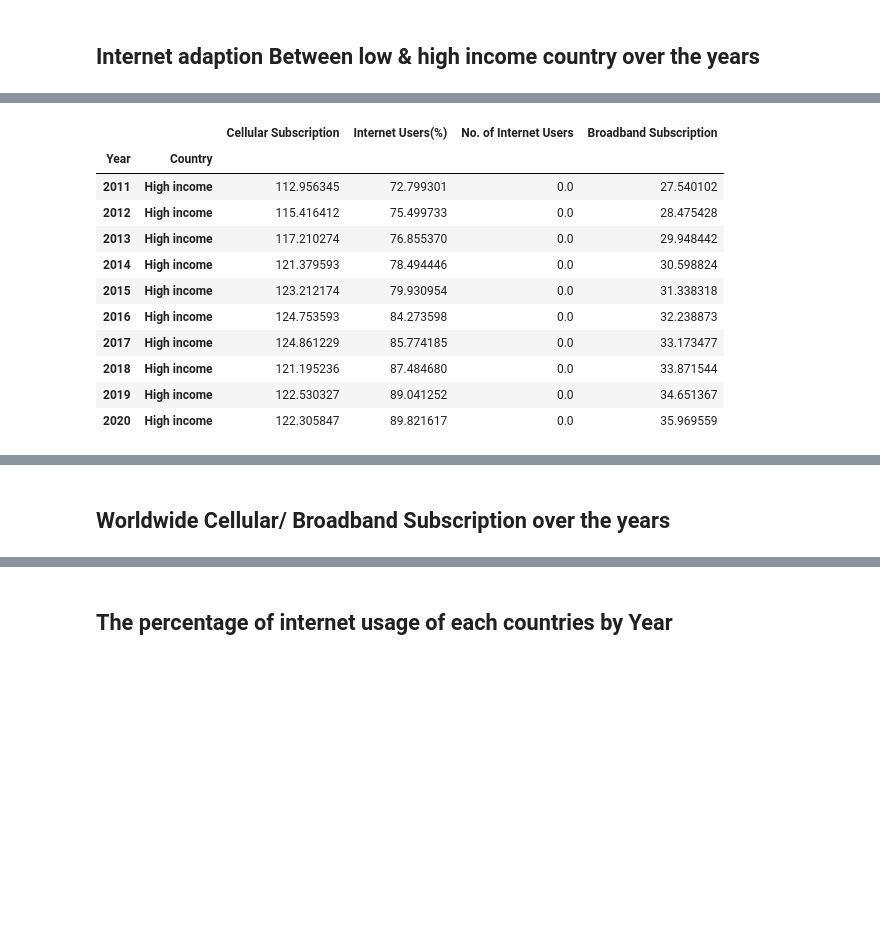
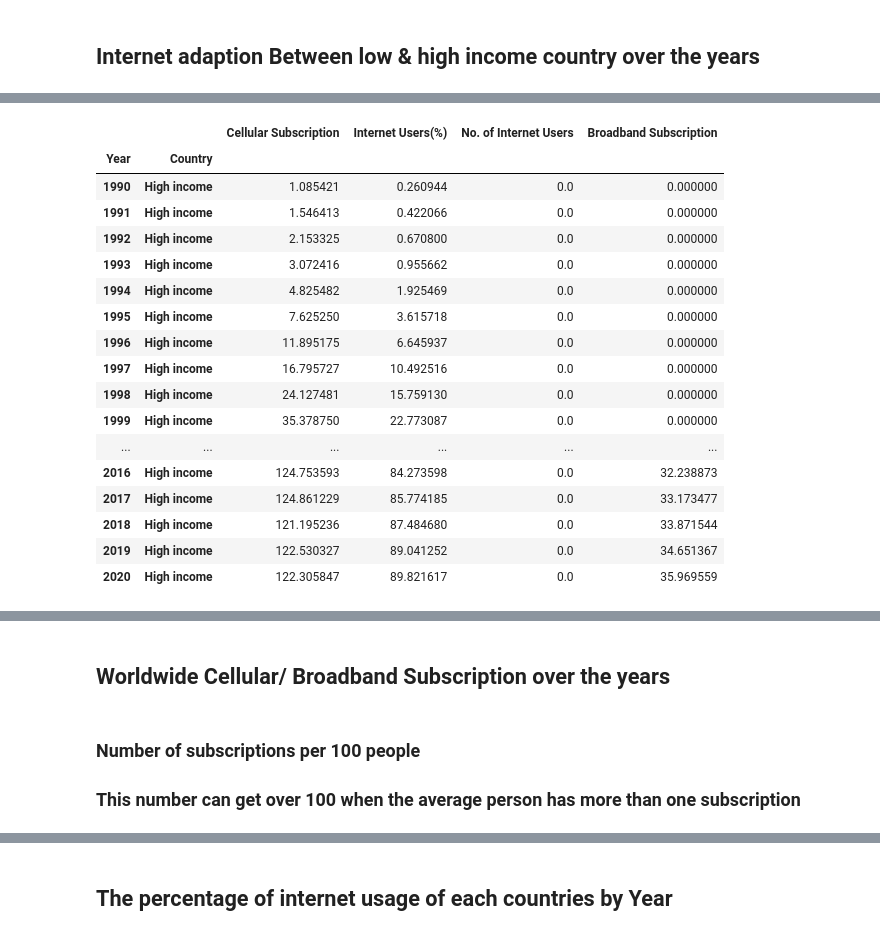
Before and after one commit to FelipeJdanov/Project_1, a Jupyter notebook: Internet_History/internet_history.ipynb, the cells around one changed output, grey strips where cells are left out. Drawn from its saved outputs; the diff is of its cells as text; code cells hidden in the pictures; blank space fills up the shorter version.

```diff
--- a/Internet_History/internet_history.ipynb
+++ b/Internet_History/internet_history.ipynb
@@ -123,15 +121,21 @@ world_internet_low_income
 # %%
 # High income country internet adaption
 world_internet_high_income = global_Internet_users_df[global_Internet_users_df["Country"] == "High income"].groupby(["Year", "Country"]).mean()
-world_internet_high_income.tail(10)
+world_internet_high_income.head(40)
 # %% [output]
 |  |  | Cellular Subscription | Internet Users(%) | No. of Internet Users | Broadband Subscription |
 | Year | Country |  |  |  |  |
-| 2011 | High income | 112.956345 | 72.799301 | 0.0 | 27.540102 |
-| 2012 | High income | 115.416412 | 75.499733 | 0.0 | 28.475428 |
-| 2013 | High income | 117.210274 | 76.855370 | 0.0 | 29.948442 |
-| 2014 | High income | 121.379593 | 78.494446 | 0.0 | 30.598824 |
-| 2015 | High income | 123.212174 | 79.930954 | 0.0 | 31.338318 |
+| 1990 | High income | 1.085421 | 0.260944 | 0.0 | 0.000000 |
+| 1991 | High income | 1.546413 | 0.422066 | 0.0 | 0.000000 |
+| 1992 | High income | 2.153325 | 0.670800 | 0.0 | 0.000000 |
+| 1993 | High income | 3.072416 | 0.955662 | 0.0 | 0.000000 |
+| 1994 | High income | 4.825482 | 1.925469 | 0.0 | 0.000000 |
+| 1995 | High income | 7.625250 | 3.615718 | 0.0 | 0.000000 |
+| 1996 | High income | 11.895175 | 6.645937 | 0.0 | 0.000000 |
+| 1997 | High income | 16.795727 | 10.492516 | 0.0 | 0.000000 |
+| 1998 | High income | 24.127481 | 15.759130 | 0.0 | 0.000000 |
+| 1999 | High income | 35.378750 | 22.773087 | 0.0 | 0.000000 |
+| ... | ... | ... | ... | ... | ... |
 | 2016 | High income | 124.753593 | 84.273598 | 0.0 | 32.238873 |
 | 2017 | High income | 124.861229 | 85.774185 | 0.0 | 33.173477 |
 | 2018 | High income | 121.195236 | 87.484680 | 0.0 | 33.871544 |
@@ -157,6 +161,9 @@ world_internet_high_income
 [interactive output not drawn]
 # %% [markdown]
 ## Worldwide Cellular/ Broadband Subscription over the years
+# %% [markdown]
+### Number of subscriptions per 100 people
+### This number can get over 100 when the average person has more than one subscription
 # %%
 # Worldwide Cellular Subscription%
 world_cellular_line = world_internet.hvplot(
```
Also changed, not shown: parts of 8 cells of this notebook, 1 other file.
